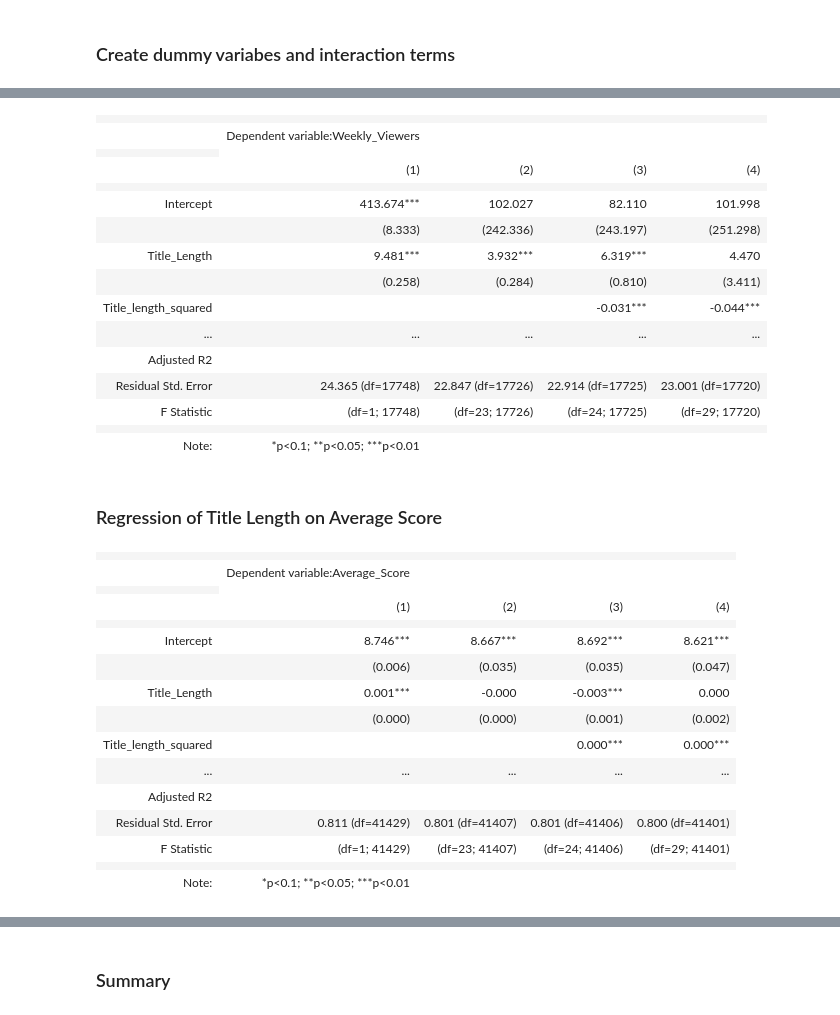
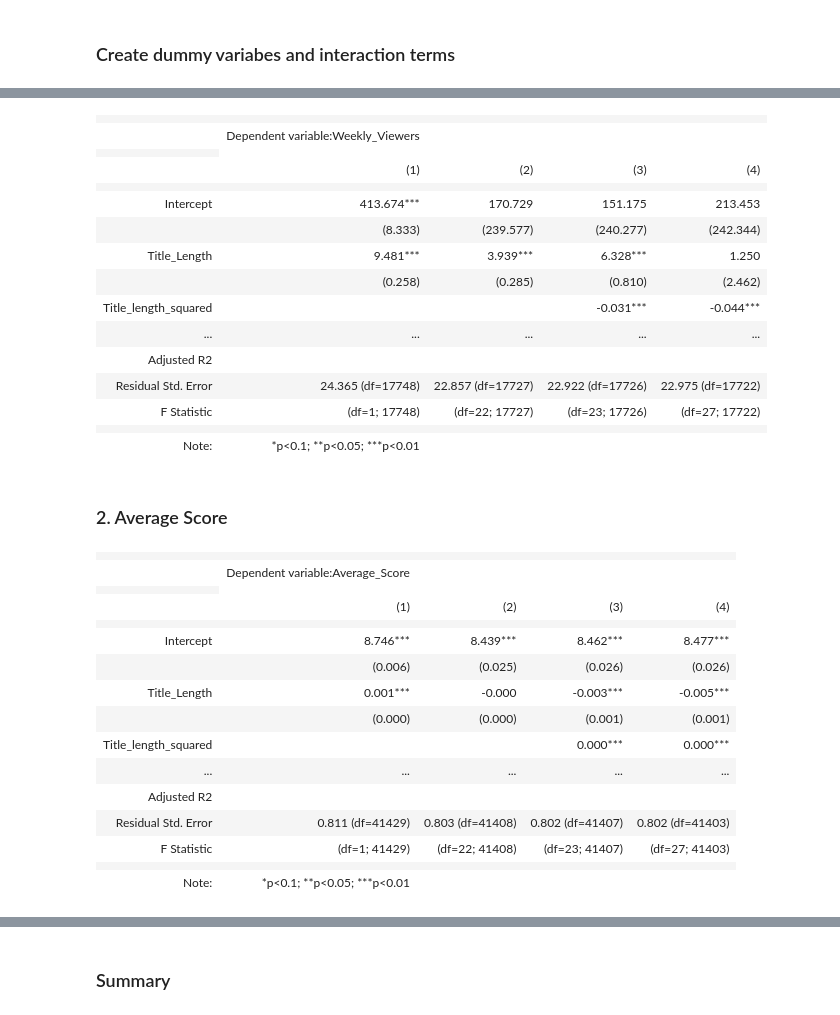
Before and after one commit to fangevalee/Portfolio, a Jupyter notebook: WebNovel/Web Novel Regression Analysis.ipynb, the cells around one changed output, grey strips where cells are left out. Saved outputs shown, nothing was run; the diff lists cells and outputs as text; code cells hidden in the pictures.

```diff
--- a/WebNovel/Web Novel Regression Analysis.ipynb
+++ b/WebNovel/Web Novel Regression Analysis.ipynb
@@ -16,6 +16,7 @@ df = pd.read_excel('japanesewebnovel.xlsx')
 df = df[['ID','Title_Length','Weekly_Viewers','Bookmarks','Average_Score','Genre','Complete','Year','Latest_Update','Word_Count','Reviews','Parts','Average_Length']]
 df['No_update'] = np.where(((df['Complete'] == 'On Going') & (df['Latest_Update'] < 2021)) , 1, 0)
 df['Complete'] = df['Complete'].replace(['Completed','On Going'], [1,0])
+df = df.replace({'Genre': 'Non-genre'}, 'Others')
 df.head()
 # %% [output]
 |  | ID | Title_Length | Weekly_Viewers | Bookmarks | Average_Score | Genre | Complete | Year | ... |
@@ -116,6 +124,6 @@ from statsmodels.formula.api import rlm
 ### Create dummy variabes and interaction terms
 # %%
 dummy = pd.get_dummies(df['Genre'])
-dummy = dummy.rename(columns={"Non-genre": "Non_genre", "Sci-fi": "Sci_fi"})
+dummy = dummy.rename(columns={"Sci-fi": "Sci_fi"})
 dummy.head()
 # %% [output]
@@ -128,11 +136,10 @@ dummy.head()
 # %%
-# dummy variabes
+# dummy variabes for genres
 df1 = pd.concat([df, dummy], axis=1)
 df1.drop(columns=['Others'])
 # interaction terms (title_length * genre)
 df1['tlength_fantasy'] = df1['Title_Length']*df1['Fantasy']
 df1['tlength_literature'] = df1['Title_Length']*df1['Literature']
-df1['tlength_nongenre'] = df1['Title_Length']*df1['Non_genre']
 df1['tlength_romance'] = df1['Title_Length']*df1['Romance']
 df1['tlength_scifi'] = df1['Title_Length']*df1['Sci_fi']
 # %% [markdown]
@@ -140,55 +147,52 @@ df1['tlength_scifi'] = df1['Title_Length']*df1['Sci_fi']
 # %%
 df2 = df1[df1['Weekly_Viewers'] > 100]
 
 model1 = rlm('Weekly_Viewers ~ Title_Length',data=df2).fit()
-model2 = rlm('Weekly_Viewers ~ Title_Length + Fantasy + Literature + Non_genre + Romance + Sci_fi + C(Year) + Parts + Complete + No_update',data=df2).fit()
-model3 = rlm('Weekly_Viewers ~ Title_Length + np.power(Title_Length, 2) + Fantasy + Literature + Non_genre + Romance + Sci_fi + C(Year) + Parts + Complete + No_update',data=df2).fit()
-model4 = rlm('Weekly_Viewers ~ Title_Length + np.power(Title_Length, 2) + Fantasy + Literature + Non_genre + Romance + Sci_fi + C(Year) + Parts + Complete + No_update + tlength_fantasy + tlength_literature + tlength_nongenre + tlength_romance + tlength_scifi',data=df2).fit()
+model2 = rlm('Weekly_Viewers ~ Title_Length + Fantasy + Literature + Romance + Sci_fi + C(Year) + Parts + Complete + No_update',data=df2).fit()
+model3 = rlm('Weekly_Viewers ~ Title_Length + np.power(Title_Length, 2) + Fantasy + Literature + Romance + Sci_fi + C(Year) + Parts + Complete + No_update',data=df2).fit()
+model4 = rlm('Weekly_Viewers ~ Title_Length + np.power(Title_Length, 2) + Fantasy + Literature + Romance + Sci_fi + C(Year) + Parts + Complete + No_update + tlength_fantasy + tlength_literature + tlength_romance + tlength_scifi',data=df2).fit()
 
 stargazer = Stargazer([model1, model2, model3, model4])
 stargazer.rename_covariates({'np.power(Title_Length, 2)': 'Title_length_squared',
                              'tlength_fantasy': 'Title length x Fantasy',
                              'tlength_literature': 'Title length x Literature',
-                             'tlength_nongenre': 'Title length x Non-genre',
                              'tlength_romance': 'Title length x Romance',
                              'tlength_scifi': 'Title length x Sci-fi'})
-stargazer.covariate_order(['Intercept','Title_Length','np.power(Title_Length, 2)','Fantasy','Literature','Non_genre','Romance','Sci_fi','tlength_fantasy','tlength_literature','tlength_nongenre','tlength_romance','tlength_scifi','Parts','Complete','No_update'])
+stargazer.covariate_order(['Intercept','Title_Length','np.power(Title_Length, 2)','Fantasy','Literature','Romance','Sci_fi','tlength_fantasy','tlength_literature','tlength_romance','tlength_scifi','Parts','Complete','No_update'])
 HTML(stargazer.render_html())
 # %% [output]
 |  |  |  |  |  |
 |  | Dependent variable:Weekly_Viewers |  |  |  |
 |  |
 |  | (1) | (2) | (3) | (4) |
 |  |  |  |  |  |
-| Intercept | 413.674*** | 102.027 | 82.110 | 101.998 |
-|  | (8.333) | (242.336) | (243.197) | (251.298) |
-| Title_Length | 9.481*** | 3.932*** | 6.319*** | 4.470 |
-|  | (0.258) | (0.284) | (0.810) | (3.411) |
+| Intercept | 413.674*** | 170.729 | 151.175 | 213.453 |
+|  | (8.333) | (239.577) | (240.277) | (242.344) |
+| Title_Length | 9.481*** | 3.939*** | 6.328*** | 1.250 |
+|  | (0.258) | (0.285) | (0.810) | (2.462) |
 | Title_length_squared |  |  | -0.031*** | -0.044*** |
 | ... | ... | ... | ... | ... |
 | Adjusted R2 |  |  |  |  |
-| Residual Std. Error | 24.365 (df=17748) | 22.847 (df=17726) | 22.914 (df=17725) | 23.001 (df=17720) |
-| F Statistic | (df=1; 17748) | (df=23; 17726) | (df=24; 17725) | (df=29; 17720) |
+| Residual Std. Error | 24.365 (df=17748) | 22.857 (df=17727) | 22.922 (df=17726) | 22.975 (df=17722) |
+| F Statistic | (df=1; 17748) | (df=22; 17727) | (df=23; 17726) | (df=27; 17722) |
 |  |  |  |  |  |
 | Note: | *p<0.1; **p<0.05; ***p<0.01 |  |  |  |
 # %% [markdown]
 
-
-### Regression of Title Length on Average Score
+### 2. Average Score
 # %%
 model5 = rlm('Average_Score ~ Title_Length',data=df1).fit()
-model6 = rlm('Average_Score ~ Title_Length + Fantasy + Literature + Non_genre + Romance + Sci_fi + C(Year) + Parts + Complete + No_update',data=df1).fit()
-model7 = rlm('Average_Score ~ Title_Length + np.power(Title_Length, 2) + Fantasy + Literature + Non_genre + Romance + Sci_fi + C(Year) + Parts + Complete + No_update',data=df1).fit()
-model8 = rlm('Average_Score ~ Title_Length + np.power(Title_Length, 2) + Fantasy + Literature + Non_genre + Romance + Sci_fi + C(Year) + Parts + Complete + No_update + tlength_fantasy + tlength_literature + tlength_nongenre + tlength_romance + tlength_scifi',data=df1).fit()
+model6 = rlm('Average_Score ~ Title_Length + Fantasy + Literature + Romance + Sci_fi + C(Year) + Parts + Complete + No_update',data=df1).fit()
+model7 = rlm('Average_Score ~ Title_Length + np.power(Title_Length, 2) + Fantasy + Literature + Romance + Sci_fi + C(Year) + Parts + Complete + No_update',data=df1).fit()
+model8 = rlm('Average_Score ~ Title_Length + np.power(Title_Length, 2) + Fantasy + Literature + Romance + Sci_fi + C(Year) + Parts + Complete + No_update + tlength_fantasy + tlength_literature + tlength_romance + tlength_scifi',data=df1).fit()
 
 stargazer = Stargazer([model5, model6, model7, model8])
 stargazer.rename_covariates({'np.power(Title_Length, 2)': 'Title_length_squared',
                              'tlength_fantasy': 'Title length x Fantasy',
                              'tlength_literature': 'Title length x Literature',
-                             'tlength_nongenre': 'Title length x Non-genre',
                              'tlength_romance': 'Title length x Romance',
                              'tlength_scifi': 'Title length x Sci-fi'})
-stargazer.covariate_order(['Intercept','Title_Length','np.power(Title_Length, 2)','Fantasy','Literature','Non_genre','Romance','Sci_fi','tlength_fantasy','tlength_literature','tlength_nongenre','tlength_romance','tlength_scifi','Parts','Complete','No_update'])
+stargazer.covariate_order(['Intercept','Title_Length','np.power(Title_Length, 2)','Fantasy','Literature','Romance','Sci_fi','tlength_fantasy','tlength_literature','tlength_romance','tlength_scifi','Parts','Complete','No_update'])
 HTML(stargazer.render_html())
 # %% [output]
 |  |  |  |  |  |
@@ -196,15 +200,15 @@ HTML(stargazer.render_html())
 |  |
 |  | (1) | (2) | (3) | (4) |
 |  |  |  |  |  |
-| Intercept | 8.746*** | 8.667*** | 8.692*** | 8.621*** |
-|  | (0.006) | (0.035) | (0.035) | (0.047) |
-| Title_Length | 0.001*** | -0.000 | -0.003*** | 0.000 |
-|  | (0.000) | (0.000) | (0.001) | (0.002) |
+| Intercept | 8.746*** | 8.439*** | 8.462*** | 8.477*** |
+|  | (0.006) | (0.025) | (0.026) | (0.026) |
+| Title_Length | 0.001*** | -0.000 | -0.003*** | -0.005*** |
+|  | (0.000) | (0.000) | (0.001) | (0.001) |
 | Title_length_squared |  |  | 0.000*** | 0.000*** |
 | ... | ... | ... | ... | ... |
 | Adjusted R2 |  |  |  |  |
-| Residual Std. Error | 0.811 (df=41429) | 0.801 (df=41407) | 0.801 (df=41406) | 0.800 (df=41401) |
-| F Statistic | (df=1; 41429) | (df=23; 41407) | (df=24; 41406) | (df=29; 41401) |
+| Residual Std. Error | 0.811 (df=41429) | 0.803 (df=41408) | 0.802 (df=41407) | 0.802 (df=41403) |
+| F Statistic | (df=1; 41429) | (df=22; 41408) | (df=23; 41407) | (df=27; 41403) |
 |  |  |  |  |  |
 | Note: | *p<0.1; **p<0.05; ***p<0.01 |  |  |  |
 # %% [markdown]
```
Also changed, not shown: parts of 9 cells of this notebook.
